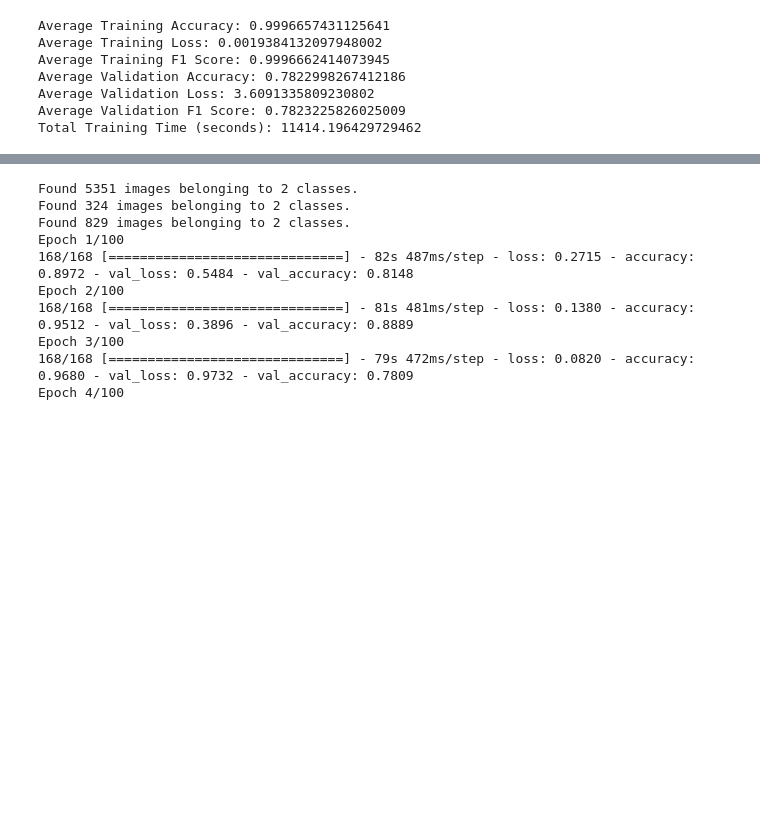
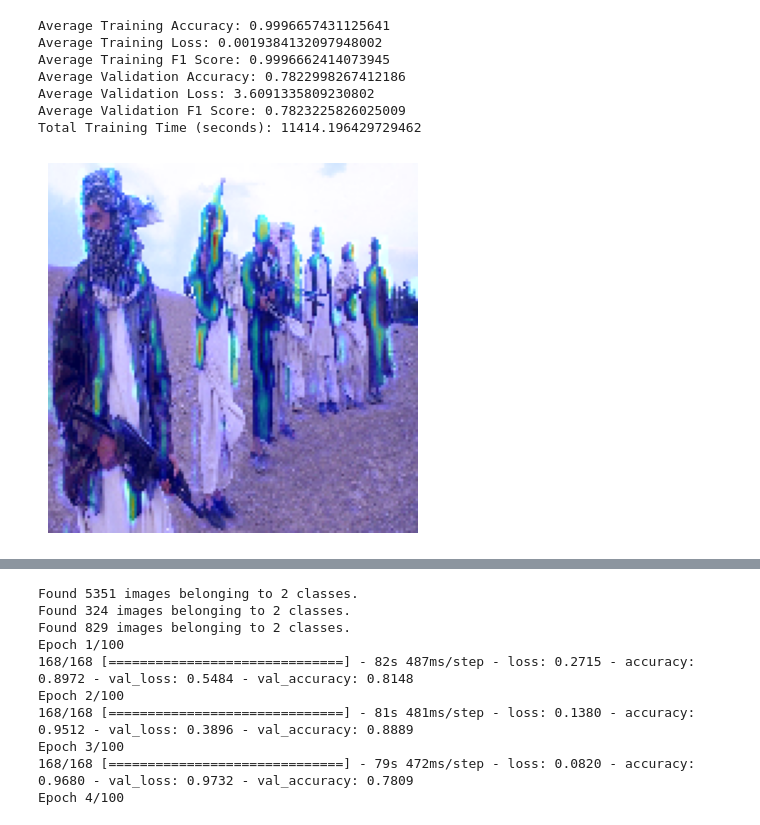
Before and after one commit to Sojaseon/cv_weapon_detection, a Jupyter notebook: weapon_detection.ipynb, the cells around one changed output, grey strips where cells are left out. Saved outputs shown, nothing was run; the diff lists cells and outputs as text; code cells hidden in the pictures; blank space fills up the shorter version.

```diff
--- a/weapon_detection.ipynb
+++ b/weapon_detection.ipynb
@@ -630,3 +647,101 @@ Average Validation Accuracy: 0.7822998267412186
 Average Validation Loss: 3.6091335809230802
 Average Validation F1 Score: 0.7823225826025009
 Total Training Time (seconds): 11414.196429729462
+# %%
+import numpy as np
+import tensorflow as tf
+import cv2
+
+def make_gradcam_heatmap(img_array, model, last_conv_layer_name, pred_index=None):
+    # First, we create a model that maps the input image to the activations
+    # of the last conv layer
+    grad_model = tf.keras.models.Model(
+        [model.inputs], [model.get_layer(last_conv_layer_name).output, model.output]
+    )
+
+    # Then, we compute the gradient of the top predicted class for our input image
+    # with respect to the activations of the last conv layer
+    with tf.GradientTape() as tape:
+        last_conv_layer_output, preds = grad_model(img_array)
+        if pred_index is None:
+            pred_index = tf.argmax(preds[0])
+        class_channel = preds[:, pred_index]
+
+    # This is the gradient of the output neuron (top predicted or chosen)
+    # with regard to the output feature map of the last conv layer
+    grads = tape.gradient(class_channel, last_conv_layer_output)
+
+    # This is a vector where each entry is the mean intensity of the gradient
+    # over a specific feature map channel
+    pooled_grads = tf.reduce_mean(grads, axis=(0, 1, 2))
+
+    # We multiply each channel in the feature map array
+    # by "how important this channel is" with regard to the top predicted class
+    last_conv_layer_output = last_conv_layer_output[0]
+    heatmap = last_conv_layer_output @ pooled_grads[..., tf.newaxis]
+    heatmap = tf.squeeze(heatmap)
+
+    # For visualization purpose, we will also normalize the heatmap between 0 & 1
+    heatmap = tf.maximum(heatmap, 0) / tf.math.reduce_max(heatmap)
+    return heatmap.numpy()
+
+model_path = 'C:/Users/mupaj/Documents/Apps/cv_weapon_detection/model_NOOICE.h5'
+model = load_model(model_path, custom_objects={'f1_score': f1_score})
+
+
+# Usage:
+# Load the image
+image_path = "C:/Users/mupaj/Documents/Apps/cv_weapon_detection/data/big" \
+             "/weapons/weapon_detection/train/HEATMAP/terrorists2.jpg"
+img = cv2.imread(image_path)
+resized_img = cv2.resize(img, (150, 150))
+
+# Preprocess the image
+img_array = tf.keras.preprocessing.image.img_to_array(resized_img)
+img_array = np.expand_dims(img_array, axis=0)
+img_array /= 255.  # Remember to normalize the same way you normalized during training
+
+
+# Produce heatmap
+heatmap = make_gradcam_heatmap(img_array, model, "conv2d_37")  # Use the name of your last conv layer
+
+# Resize the heatmap to match the size of the image
+heatmap_resized = cv2.resize(heatmap, (resized_img.shape[1], resized_img.shape[0]))
+
+# Rescale the heatmap to a range 0-255
+heatmap_resized = np.uint8(255 * heatmap_resized)
+
+# Use OpenCV to apply the heatmap to the original image
+heatmap_colored = cv2.applyColorMap(heatmap_resized, cv2.COLORMAP_JET)
+
+# Combine the heatmap with the original image, adjusting the alpha to set the intensity
+intensify_factor = 0.5
+superimposed_img = heatmap_colored * intensify_factor + resized_img
+superimposed_img = np.clip(superimposed_img, 0, 255).astype(np.uint8)
+
+plt.imshow(cv2.cvtColor(superimposed_img, cv2.COLOR_BGR2RGB))
+plt.axis('off')
+plt.show()
+
+# Rescale the heatmap to the image size
+heatmap_resized = cv2.resize(heatmap, (resized_img.shape[1], resized_img.shape[0]))
+
+plt.figure(figsize=(10, 4))
+
+# Plot the heatmap itself
+plt.subplot(1, 2, 1)
+plt.imshow(heatmap_resized, cmap='jet')
+plt.colorbar()
+plt.title("Heatmap")
+
+# Plot the histogram of the heatmap values
+plt.subplot(1, 2, 2)
+plt.hist(heatmap_resized.ravel(), bins=100)
+plt.title("Histogram of Heatmap Values")
+plt.xlabel("Heatmap Intensity")
+plt.ylabel("Frequency")
+
+plt.tight_layout()
+plt.show()
+# %% [output]
+[figure, added]
```
Also changed, not shown: parts of 6 cells of this notebook, 4 other files.
